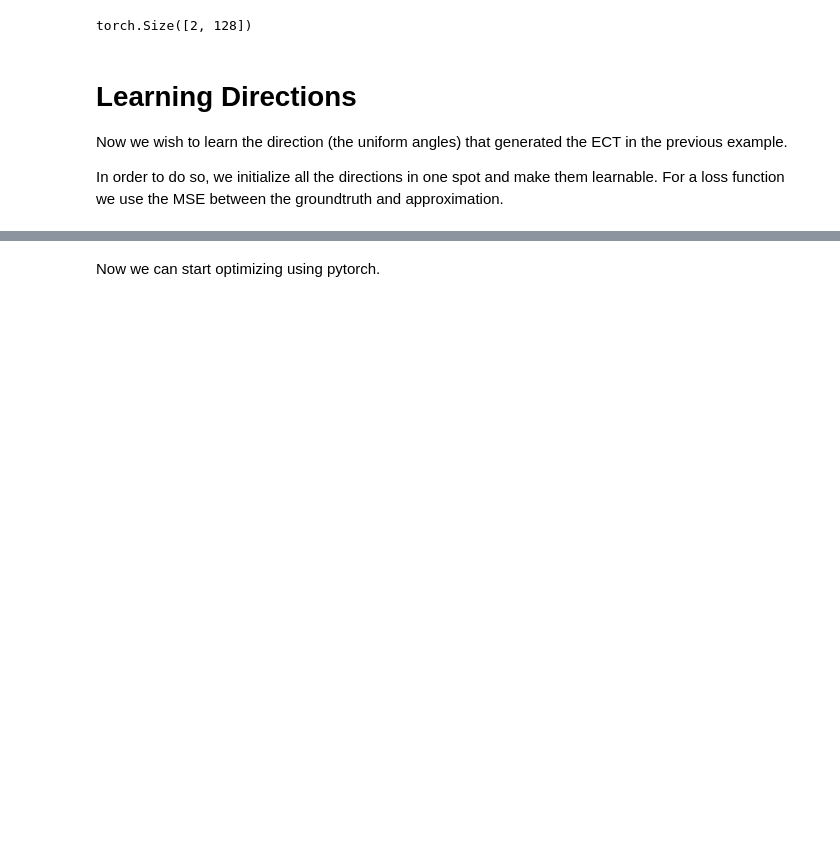
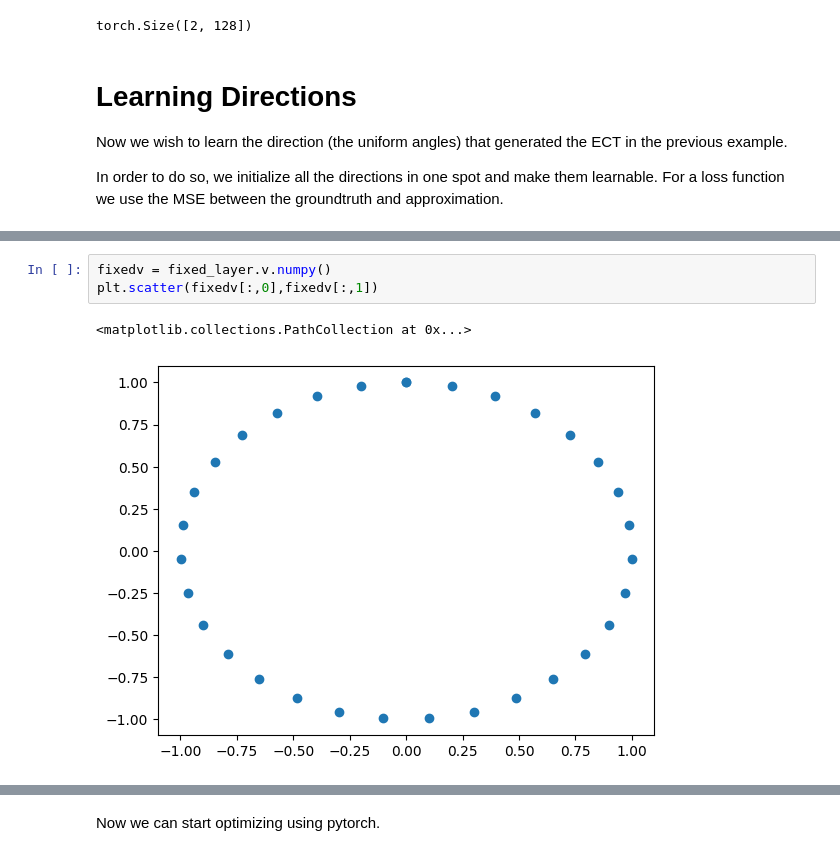
Before and after one commit to aidos-lab/dect, a Jupyter notebook: notebooks/02_learning_directions.ipynb, the cells around one changed output, grey strips where cells are left out. Drawn from its saved outputs; the diff is of its cells as text; blank space fills up the shorter version.

```diff
--- a/notebooks/02_learning_directions.ipynb
+++ b/notebooks/02_learning_directions.ipynb
@@ -93,3 +99,9 @@ learnable_layer = ECTLayer(
         ),
     v=v
 )
+# %%
+fixedv = fixed_layer.v.numpy()
+plt.scatter(fixedv[:,0],fixedv[:,1])
+# %% [output]
+<matplotlib.collections.PathCollection at 0x...>
+[figure, added]
```
Also changed, not shown: parts of 6 cells of this notebook, 4 other files.
